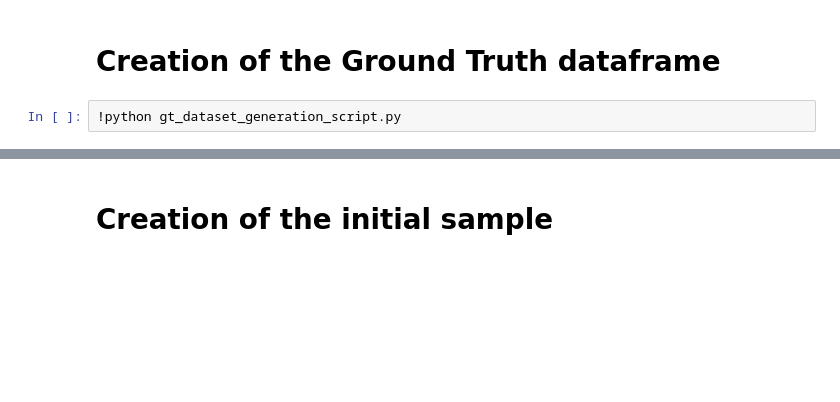
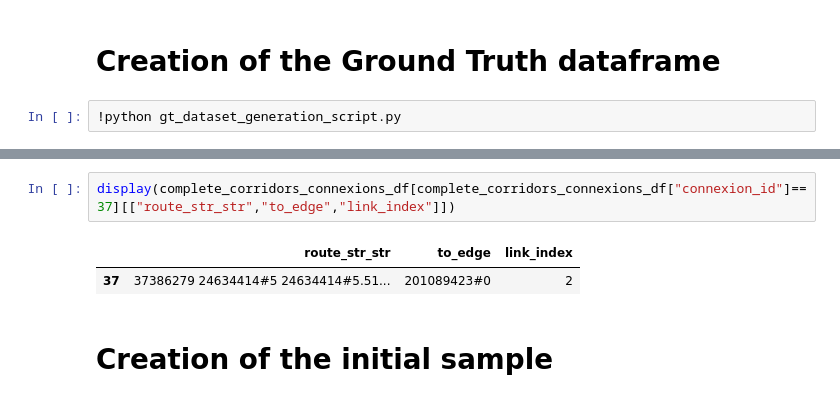
Before and after one commit to soheil-housni/BO-calibration-green-times-thesis, a Jupyter notebook: new_bo_test.ipynb, the cells around one changed output, grey strips where cells are left out. Drawn from its saved outputs; the diff is of its cells as text; blank space fills up the shorter version.

```diff
--- a/new_bo_test.ipynb
+++ b/new_bo_test.ipynb
@@ -55,3 +258,8 @@ from modules.bo import InitialSamples,Optimization,BOLoop
+# %%
+display(complete_corridors_connexions_df[complete_corridors_connexions_df["connexion_id"]==37][["route_str_str","to_edge","link_index"]])
+# %% [output]
+|  | route_str_str | to_edge | link_index |
+| 37 | 37386279 24634414#5 24634414#5.51... | 201089423#0 | 2 |
 # %% [markdown]
 # Creation of the initial sample
 # %%
```
Also changed, not shown: parts of 10 cells of this notebook, 28 other files.
